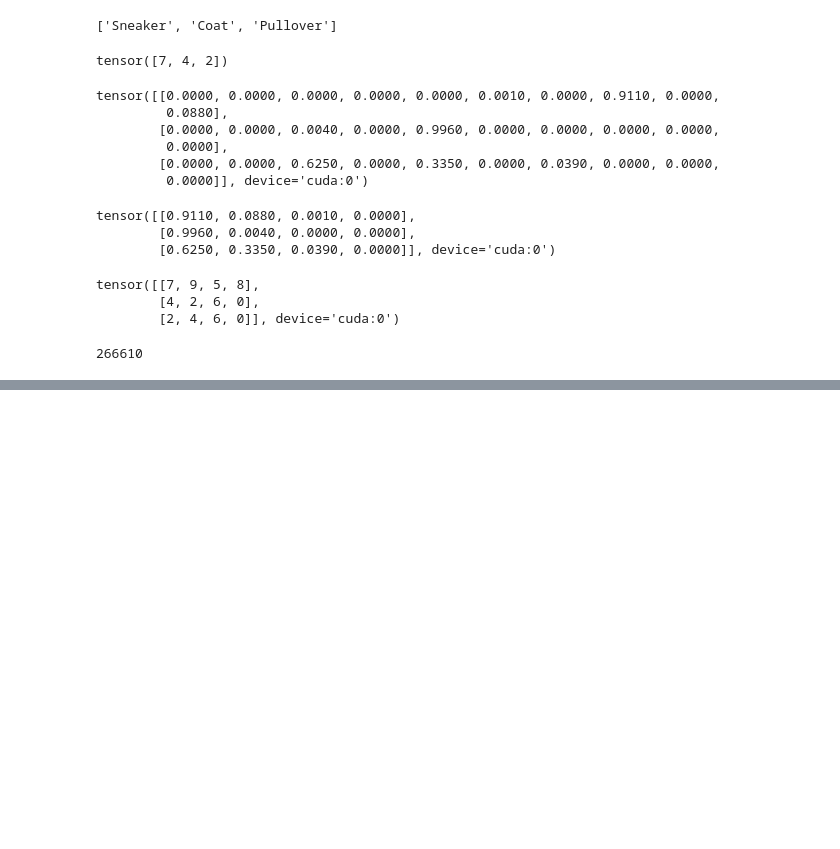
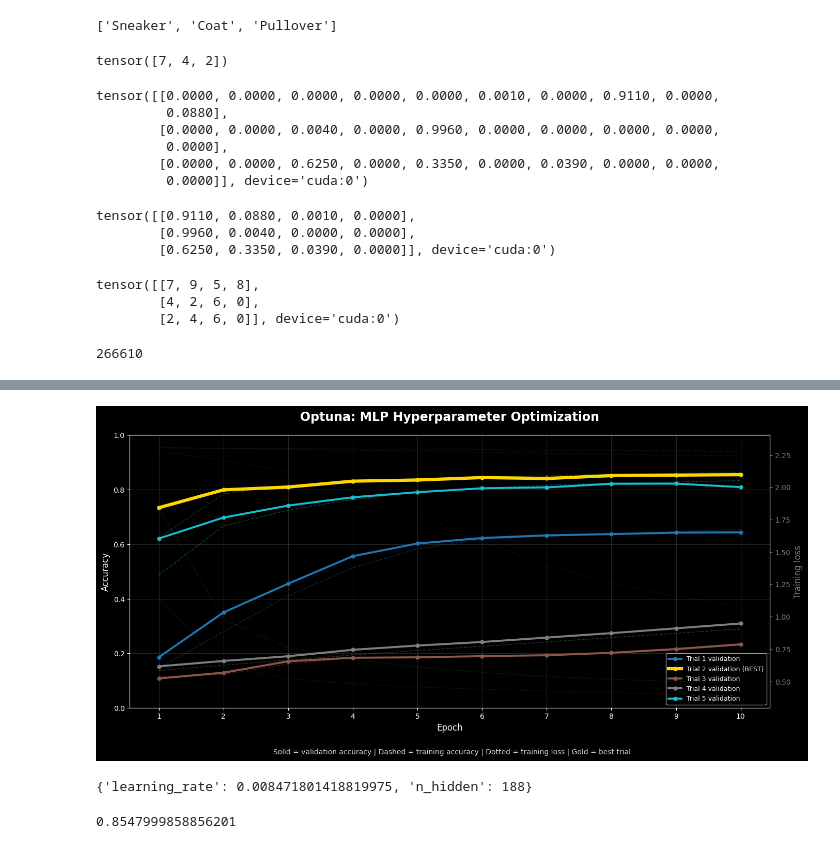
Before and after one commit to oabdelhalim8/ML---9, a Jupyter notebook: ML_project.ipynb, the cells around one changed output, grey strips where cells are left out. Saved outputs shown, nothing was run; the diff lists cells and outputs as text; code cells hidden in the pictures; blank space fills up the shorter version.

```diff
--- a/ML_project.ipynb
+++ b/ML_project.ipynb
@@ -1235,0 +1395,5 @@ sum([param.numel() for param in model.parameters()])
+# %%
+torch.manual_seed(42)
+sampler = optuna.samplers.TPESampler(seed=42)
+study = optuna.create_study(direction="maximize", sampler=sampler)
+study.optimize(objective, n_trials=5)
@@ -1235,0 +1457,74 @@ sum([param.numel() for param in model.parameters()])
+# %%
+
+import matplotlib.pyplot as plt
+import numpy as np
+
+plt.style.use("dark_background")
+
+fig, ax1 = plt.subplots(figsize=(14, 7))
+ax2 = ax1.twinx()
+
+colors = plt.cm.tab10(np.linspace(0, 1, len(study.trials)))
+best_trial = study.best_trial.number
+
+for trial, color in zip(study.trials, colors):
+    history = trial.user_attrs["history"]
+    epochs = np.arange(1, len(history["valid_metrics"]) + 1)
+    is_best = trial.number == best_trial
+
+    # Validation accuracy: dominant solid lines
+    ax1.plot(
+        epochs, history["valid_metrics"],
+        color="gold" if is_best else color,
+        linewidth=4.5 if is_best else 2.8,
+        marker="o", markersize=5,
+        label=f"Trial {trial.number + 1} validation"
+              + (" (BEST)" if is_best else ""),
+        zorder=5 if is_best else 3
+    )
+
+    # Training accuracy: thin dashed lines
+    ax1.plot(
+        epochs, history["train_metrics"],
+        color=color, linestyle="--",
+        linewidth=1.2, alpha=0.35
+    )
+
+    # Training loss: faint dotted lines, separate axis
+    ax2.plot(
+        epochs, history["train_losses"],
+        color=color, linestyle=":",
+        linewidth=1.2, alpha=0.25
+    )
+
+ax1.set_title("Optuna: MLP Hyperparameter Optimization",
+              fontsize=17, fontweight="bold", pad=20)
+ax1.set_xlabel("Epoch", fontsize=12)
+ax1.set_ylabel("Accuracy", fontsize=12)
+ax2.set_ylabel("Training loss", fontsize=12, color="gray")
+
+ax1.set_xticks(range(1, 11))
+ax1.set_ylim(0, 1)
+ax1.grid(alpha=0.15)
+ax1.legend(loc="lower right", fontsize=9)
+ax2.tick_params(axis="y", colors="gray")
+
+fig.text(
+    0.5, 0.02,
+    "Solid = validation accuracy | Dashed = training accuracy | "
+    "Dotted = training loss | Gold = best trial",
+    ha="center", fontsize=10, color="lightgray"
+)
+
+fig.tight_layout(rect=[0, 0.05, 1, 1])
+plt.show()
+# %% [output]
+[figure, added]
+# %%
+study.best_params
+# %% [output]
+{'learning_rate': 0.008471801418819975, 'n_hidden': 188}
+# %%
+study.best_value
+# %% [output]
+0.8547999858856201
```
Also changed, not shown: parts of 48 cells of this notebook.
